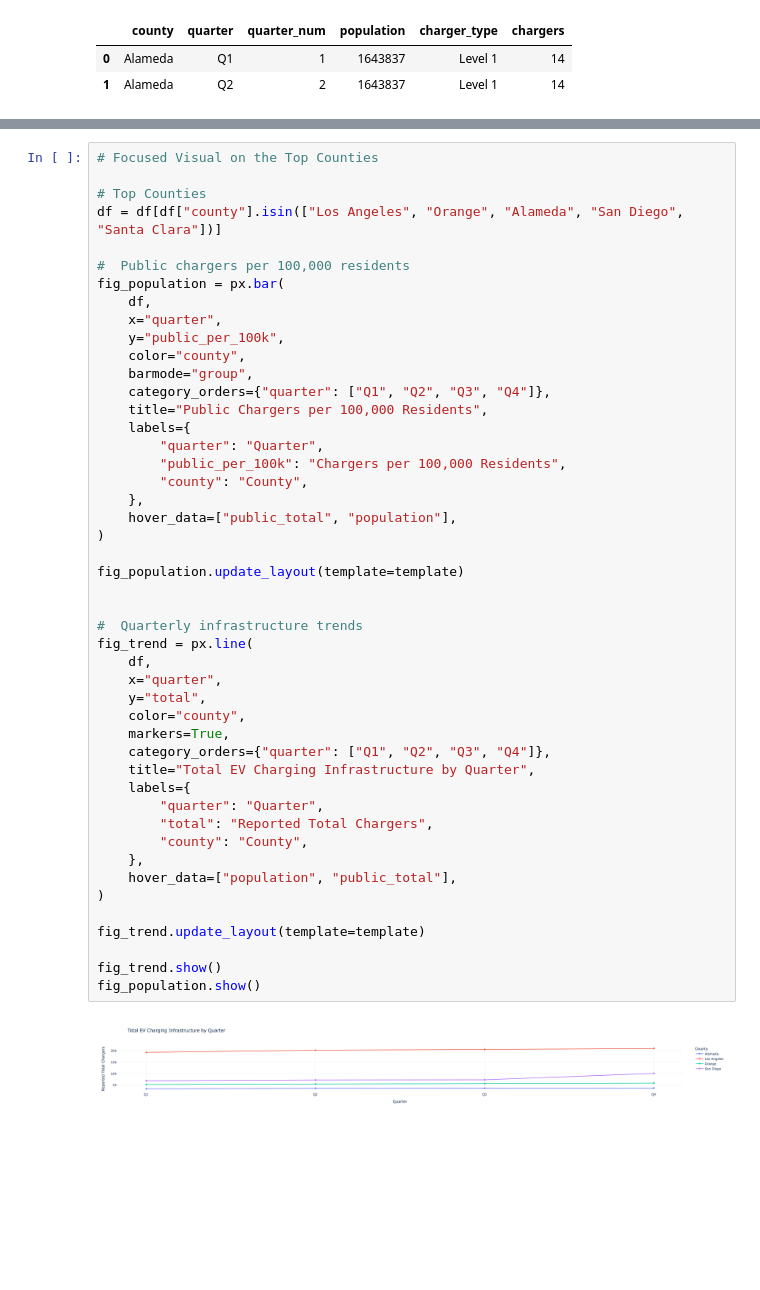
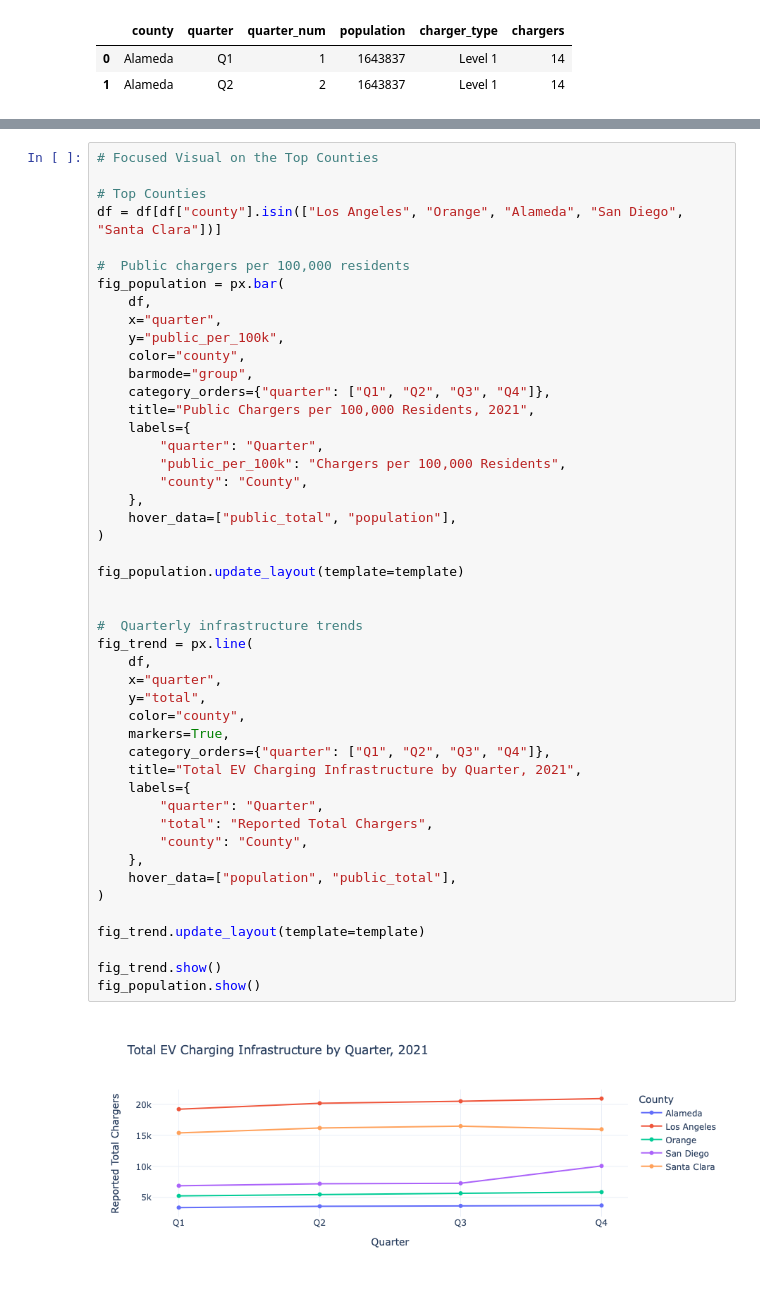
Before and after one commit to sshariz/EVChargingInfrastructure, a Jupyter notebook: evproject.ipynb, the cells around one changed output, grey strips where cells are left out. Cells and saved outputs as stored; diff of their text form; blank space fills up the shorter version.

```diff
--- a/evproject.ipynb
+++ b/evproject.ipynb
@@ -1344,38 +777,38 @@ fig_population = px.bar(
     color="county",
     barmode="group",
     category_orders={"quarter": ["Q1", "Q2", "Q3", "Q4"]},
-    title="Public Chargers per 100,000 Residents",
+    title="Public Chargers per 100,000 Residents, 2021",
     labels={
         "quarter": "Quarter",
         "public_per_100k": "Chargers per 100,000 Residents",
         "county": "County",
     },
     hover_data=["public_total", "population"],
 )
 
 fig_population.update_layout(template=template)
 
 
 #  Quarterly infrastructure trends
 fig_trend = px.line(
     df,
     x="quarter",
     y="total",
     color="county",
     markers=True,
     category_orders={"quarter": ["Q1", "Q2", "Q3", "Q4"]},
-    title="Total EV Charging Infrastructure by Quarter",
+    title="Total EV Charging Infrastructure by Quarter, 2021",
     labels={
         "quarter": "Quarter",
         "total": "Reported Total Chargers",
         "county": "County",
     },
     hover_data=["population", "public_total"],
 )
 
 fig_trend.update_layout(template=template)
 
 fig_trend.show()
 fig_population.show()
 # %% [output]
-[figure, old version]
+[figure, new version]
```
Also changed, not shown: parts of 16 cells of this notebook, 4 other files.
